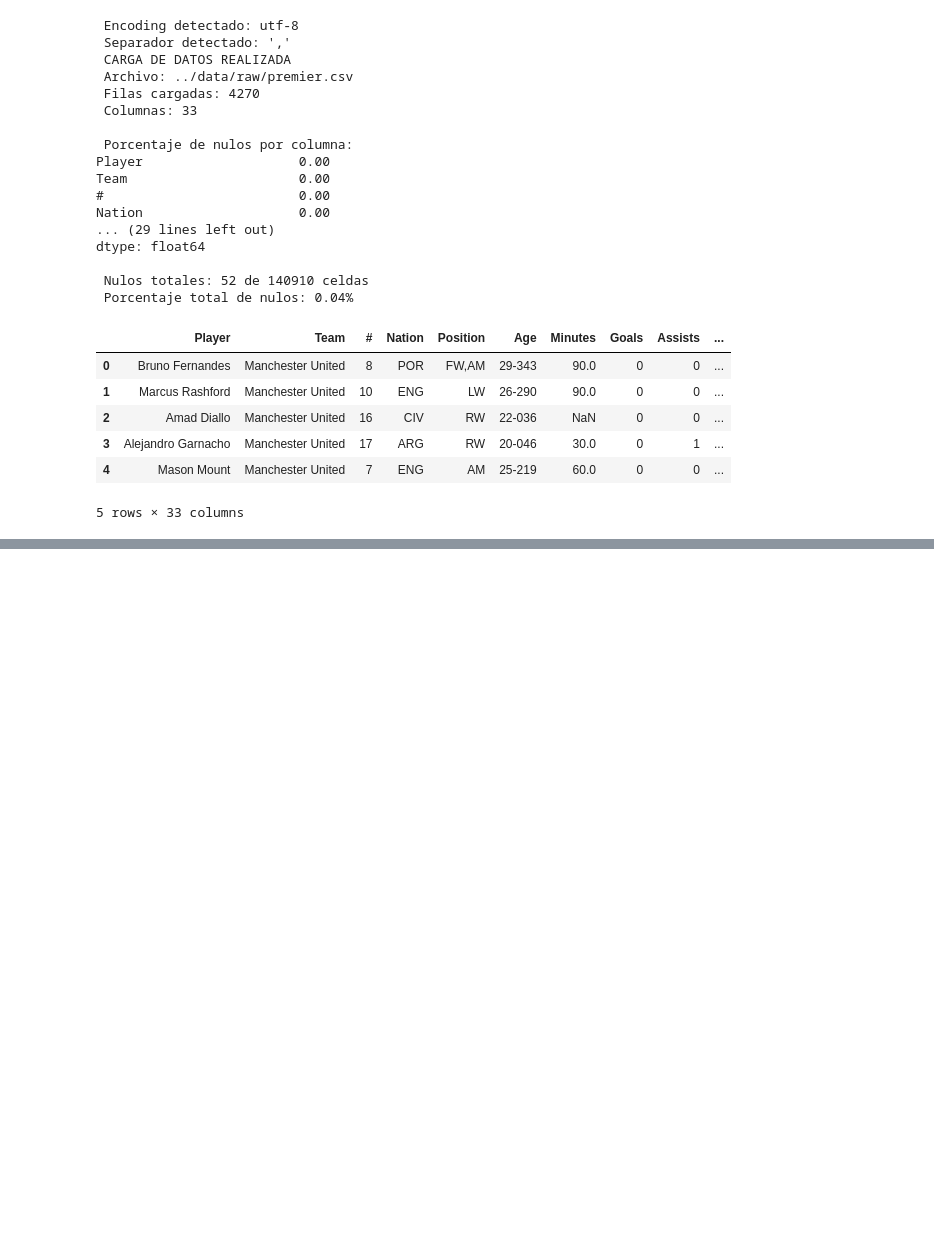
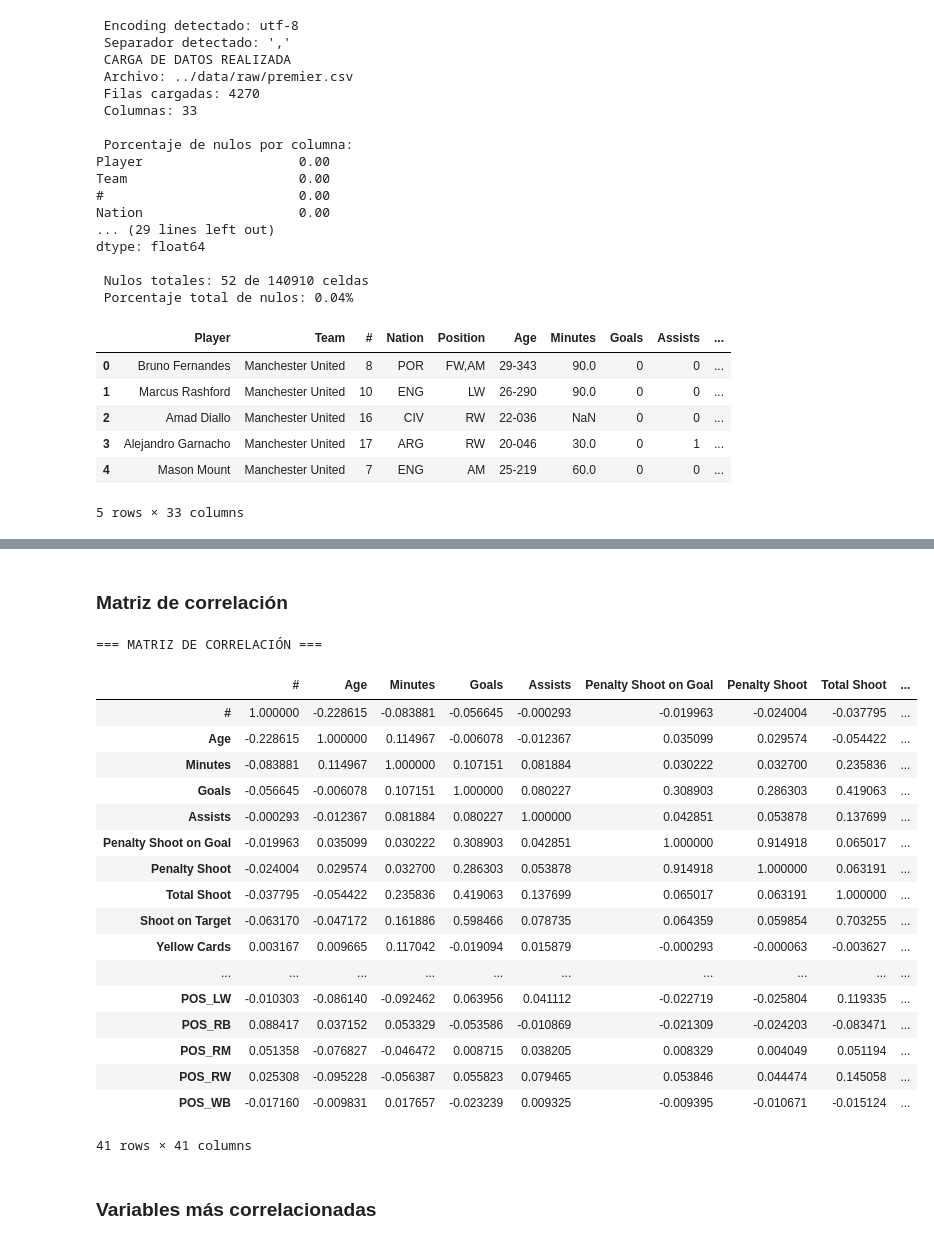
Before and after one commit to VictorRNavarro/Premier_League, a Jupyter notebook: src/notebooks/01_EDA.ipynb, the cells around one changed output, grey strips where cells are left out. Saved outputs shown, nothing was run; the diff lists cells and outputs as text; code cells hidden in the pictures; blank space fills up the shorter version.

```diff
--- a/src/notebooks/01_EDA.ipynb
+++ b/src/notebooks/01_EDA.ipynb
@@ -105,0 +197,27 @@ df.describe(include="all")
+# %% [markdown]
+### Matriz de correlación
+# %%
+correlacion = eda.matriz_correlacion()
+correlacion
+# %% [output]
+=== MATRIZ DE CORRELACIÓN ===
+|  | # | Age | Minutes | Goals | Assists | Penalty Shoot on Goal | Penalty Shoot | Total Shoot | ... |
+| # | 1.000000 | -0.228615 | -0.083881 | -0.056645 | -0.000293 | -0.019963 | -0.024004 | -0.037795 | ... |
+| Age | -0.228615 | 1.000000 | 0.114967 | -0.006078 | -0.012367 | 0.035099 | 0.029574 | -0.054422 | ... |
+| Minutes | -0.083881 | 0.114967 | 1.000000 | 0.107151 | 0.081884 | 0.030222 | 0.032700 | 0.235836 | ... |
+| Goals | -0.056645 | -0.006078 | 0.107151 | 1.000000 | 0.080227 | 0.308903 | 0.286303 | 0.419063 | ... |
+| Assists | -0.000293 | -0.012367 | 0.081884 | 0.080227 | 1.000000 | 0.042851 | 0.053878 | 0.137699 | ... |
+| Penalty Shoot on Goal | -0.019963 | 0.035099 | 0.030222 | 0.308903 | 0.042851 | 1.000000 | 0.914918 | 0.065017 | ... |
+| Penalty Shoot | -0.024004 | 0.029574 | 0.032700 | 0.286303 | 0.053878 | 0.914918 | 1.000000 | 0.063191 | ... |
+| Total Shoot | -0.037795 | -0.054422 | 0.235836 | 0.419063 | 0.137699 | 0.065017 | 0.063191 | 1.000000 | ... |
+| Shoot on Target | -0.063170 | -0.047172 | 0.161886 | 0.598466 | 0.078735 | 0.064359 | 0.059854 | 0.703255 | ... |
+| Yellow Cards | 0.003167 | 0.009665 | 0.117042 | -0.019094 | 0.015879 | -0.000293 | -0.000063 | -0.003627 | ... |
+| ... | ... | ... | ... | ... | ... | ... | ... | ... | ... |
+| POS_LW | -0.010303 | -0.086140 | -0.092462 | 0.063956 | 0.041112 | -0.022719 | -0.025804 | 0.119335 | ... |
+| POS_RB | 0.088417 | 0.037152 | 0.053329 | -0.053586 | -0.010869 | -0.021309 | -0.024203 | -0.083471 | ... |
+| POS_RM | 0.051358 | -0.076827 | -0.046472 | 0.008715 | 0.038205 | 0.008329 | 0.004049 | 0.051194 | ... |
+| POS_RW | 0.025308 | -0.095228 | -0.056387 | 0.055823 | 0.079465 | 0.053846 | 0.044474 | 0.145058 | ... |
+| POS_WB | -0.017160 | -0.009831 | 0.017657 | -0.023239 | 0.009325 | -0.009395 | -0.010671 | -0.015124 | ... |
+41 rows × 41 columns
+# %% [markdown]
+### Variables más correlacionadas
```
Also changed, not shown: parts of 24 cells of this notebook, 2 other files.
